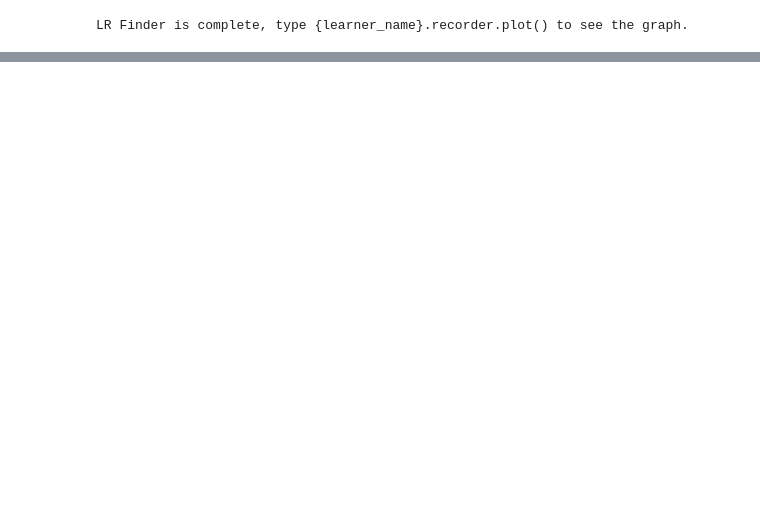
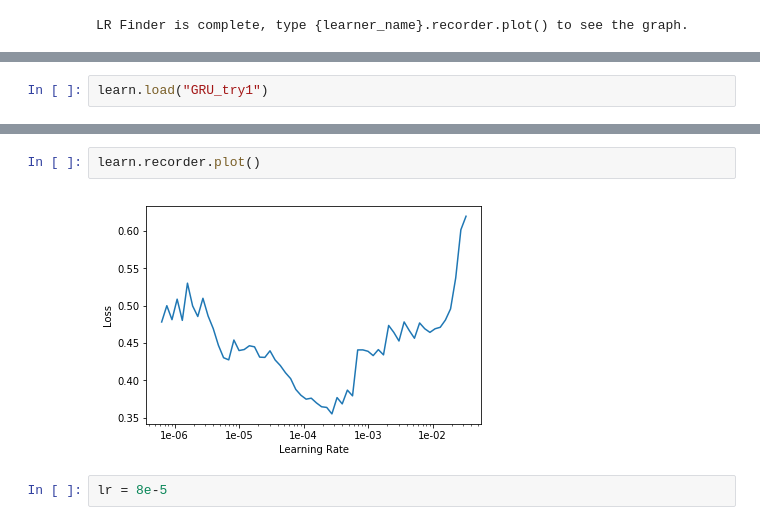
Before and after one commit to fg91/Neural-Image-Caption-Generation-Tutorial, a Jupyter notebook: Image caption generator.ipynb, the cells around one changed output, grey strips where cells are left out. Cells and saved outputs as stored; diff of their text form; blank space fills up the shorter version.

```diff
--- a/Image caption generator.ipynb
+++ b/Image caption generator.ipynb
@@ -379,0 +393,2 @@ lr = 3e-3
+# %%
+learn.load("GRU_try1")
@@ -379,0 +418,6 @@ lr = 3e-3
+# %%
+learn.recorder.plot()
+# %% [output]
+[figure, added]
+# %%
+lr = 8e-5
```
Also changed, not shown: parts of 15 cells of this notebook.
